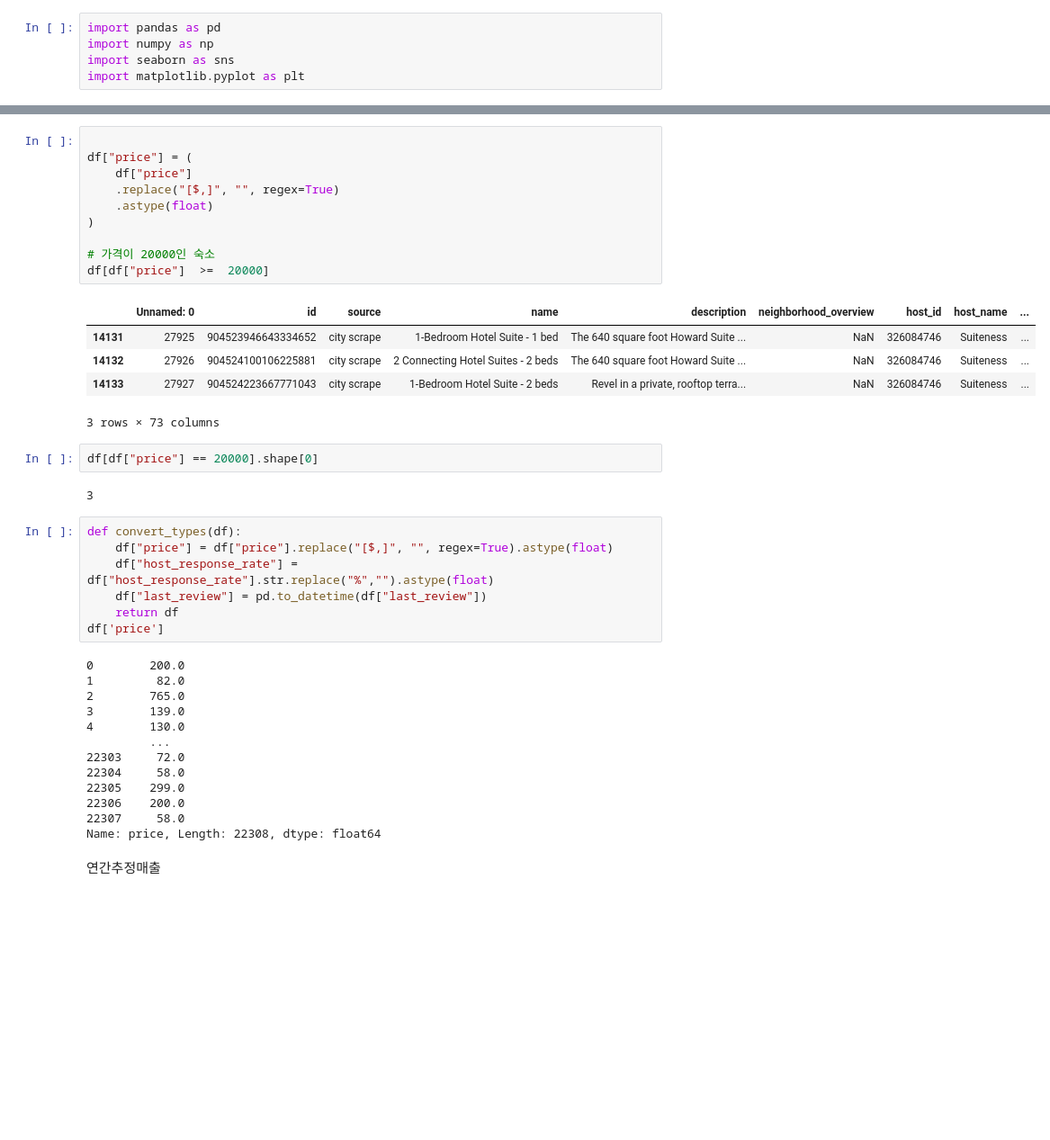
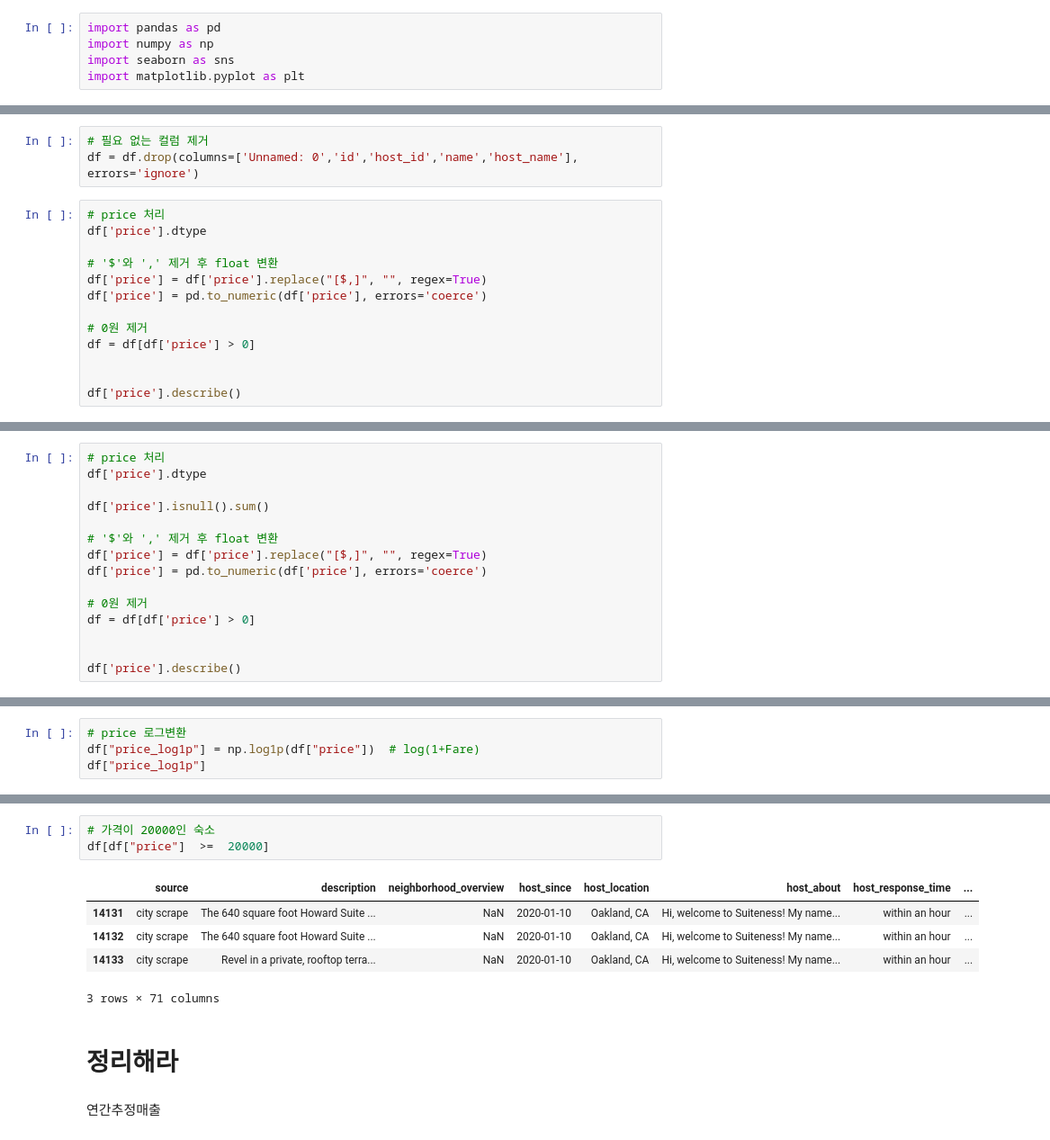
Before and after one commit to motimit/second_project, a Jupyter notebook: Hyebeen_EDA/project-혜빈.ipynb, the cells around one changed output, grey strips where cells are left out. Shown at 90% size. Cells and saved outputs as stored; diff of their text form; blank space fills up the shorter version.

```diff
--- a/Hyebeen_EDA/project-혜빈.ipynb
+++ b/Hyebeen_EDA/project-혜빈.ipynb
@@ -213,0 +183,16 @@ print("이상치 개수:", len(outliers))
+# %%
+# 필요 없는 컬럼 제거
+df = df.drop(columns=['Unnamed: 0','id','host_id','name','host_name'], errors='ignore')
+# %%
+# price 처리
+df['price'].dtype
+
+# '$'와 ',' 제거 후 float 변환
+df['price'] = df['price'].replace("[$,]", "", regex=True)
+df['price'] = pd.to_numeric(df['price'], errors='coerce')
+
+# 0원 제거
+df = df[df['price'] > 0]
+
+
+df['price'].describe()
@@ -213,0 +211,15 @@ print("이상치 개수:", len(outliers))
+# %%
+# price 처리
+df['price'].dtype
+
+df['price'].isnull().sum()
+
+# '$'와 ',' 제거 후 float 변환
+df['price'] = df['price'].replace("[$,]", "", regex=True)
+df['price'] = pd.to_numeric(df['price'], errors='coerce')
+
+# 0원 제거
+df = df[df['price'] > 0]
+
+
+df['price'].describe()
@@ -213,0 +236,4 @@ print("이상치 개수:", len(outliers))
+# %%
+# price 로그변환
+df["price_log1p"] = np.log1p(df["price"])  # log(1+Fare)
+df["price_log1p"]
@@ -214,43 +253,14 @@ print("이상치 개수:", len(outliers))
 # %%
-
-df["price"] = (
-    df["price"]
-    .replace("[$,]", "", regex=True)
-    .astype(float)
-)
-
 # 가격이 20000인 숙소
 df[df["price"]  >=  20000]
 # %% [output]
-|  | Unnamed: 0 | id | source | name | description | neighborhood_overview | host_id | host_name | ... |
-| 14131 | 27925 | 904523946643334652 | city scrape | 1-Bedroom Hotel Suite - 1 bed | The 640 square foot Howard Suite ... | NaN | 326084746 | Suiteness | ... |
-| 14132 | 27926 | 904524100106225881 | city scrape | 2 Connecting Hotel Suites - 2 beds | The 640 square foot Howard Suite ... | NaN | 326084746 | Suiteness | ... |
-| 14133 | 27927 | 904524223667771043 | city scrape | 1-Bedroom Hotel Suite - 2 beds | Revel in a private, rooftop terra... | NaN | 326084746 | Suiteness | ... |
+|  | source | description | neighborhood_overview | host_since | host_location | host_about | host_response_time | ... |
+| 14131 | city scrape | The 640 square foot Howard Suite ... | NaN | 2020-01-10 | Oakland, CA | Hi, welcome to Suiteness! My name... | within an hour | ... |
+| 14132 | city scrape | The 640 square foot Howard Suite ... | NaN | 2020-01-10 | Oakland, CA | Hi, welcome to Suiteness! My name... | within an hour | ... |
+| 14133 | city scrape | Revel in a private, rooftop terra... | NaN | 2020-01-10 | Oakland, CA | Hi, welcome to Suiteness! My name... | within an hour | ... |
-3 rows × 73 columns
+3 rows × 71 columns
-# %%
-df[df["price"] == 20000].shape[0]
-# %% [output]
-3
-# %%
-def convert_types(df):
-    df["price"] = df["price"].replace("[$,]", "", regex=True).astype(float)
-    df["host_response_rate"] = df["host_response_rate"].str.replace("%","").astype(float)
-    df["last_review"] = pd.to_datetime(df["last_review"])
-    return df
-df['price']
-# %% [output]
-0        200.0
-1         82.0
-2        765.0
-3        139.0
-4        130.0
-         ...
-22303     72.0
-22304     58.0
-22305    299.0
-22306    200.0
-22307     58.0
-Name: price, Length: 22308, dtype: float64
+# %% [markdown]
+# 정리해라
 # %% [markdown]
 연간추정매출
 # %%
```
Also changed, not shown: parts of 77 cells of this notebook.
